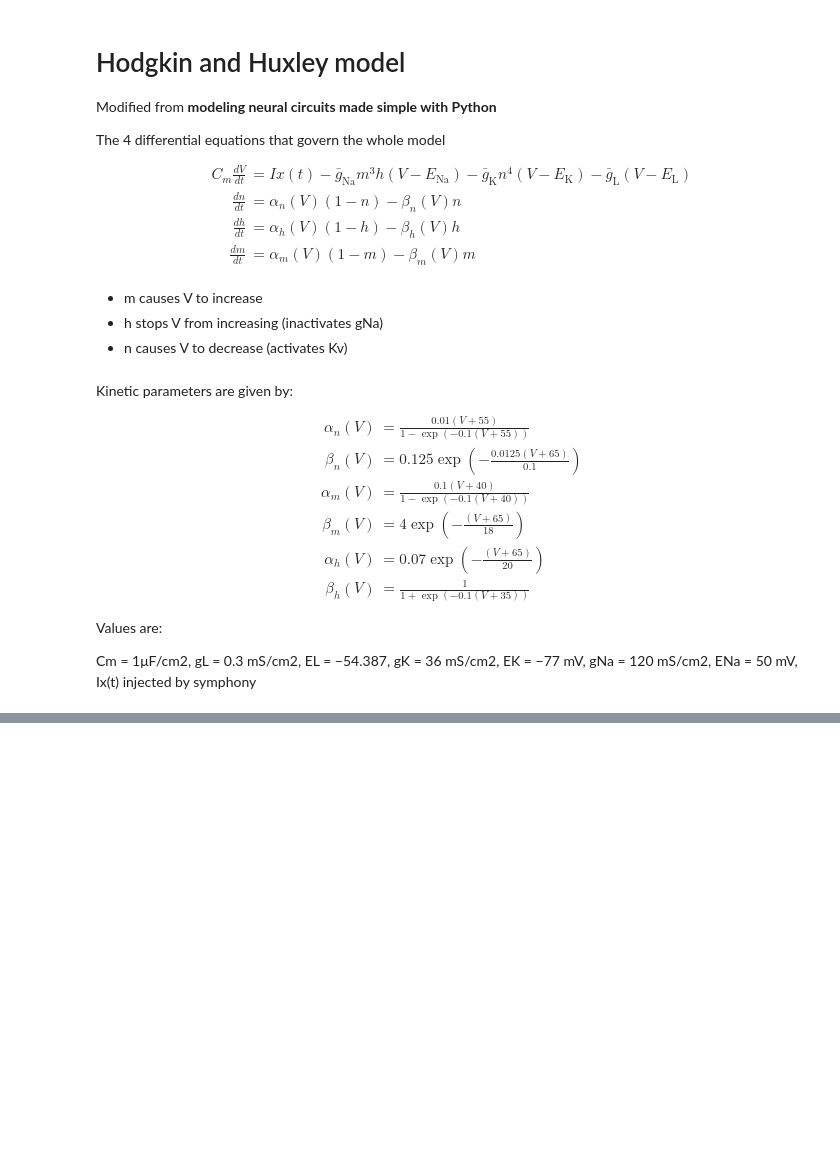
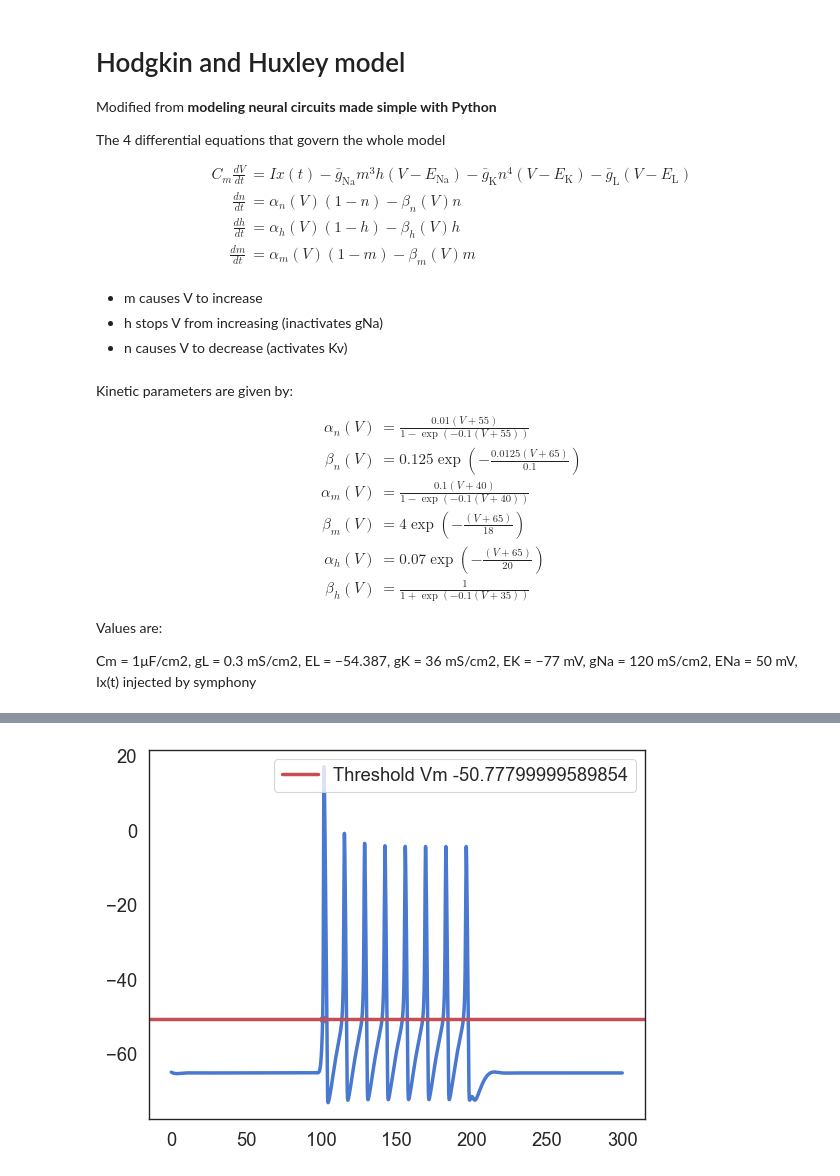
Before and after one commit to guardomayas/bSBC_model_SW, a Jupyter notebook: HH/HH_python.ipynb, the cells around one changed output, grey strips where cells are left out. Saved outputs shown, nothing was run; the diff lists cells and outputs as text; code cells hidden in the pictures; blank space fills up the shorter version.

Commit message:
Threshold and phase plane analysis

```diff
--- a/HH/HH_python.ipynb
+++ b/HH/HH_python.ipynb
@@ -25,7 +25,7 @@ C_m \frac{{dV}}{{dt}} &= Ix(t) - \bar{g}_{\text{Na}}m^3h(V - E_{\text{Na}}) - \b
 - n causes V to decrease (activates Kv)
 # %%
 # Discretized time
-T=30 #ms
+T=300 #ms
 dt=.001
 time=np.arange(0,T,dt)
 
@@ -38,10 +38,15 @@ Ix=np.zeros_like(time)
 # Add smooth step input
 from scipy.stats import norm
 StepStrength=20 #picoAmps
-StepTime=13
+StepTime=100
+#StepEnd = 35
 StepWidth=1
+StepDuration = 100
 
-Ix=Ix+StepStrength*norm.cdf(time,StepTime,StepWidth)
+start_cdf = norm.cdf(time,StepTime,StepWidth)
+end_cdf = norm.cdf(time,StepTime +StepDuration,StepWidth)
+
+Ix=Ix+StepStrength*(start_cdf- end_cdf)
 # %% [markdown]
 Kinetic parameters are given by:
 
@@ -119,3 +124,17 @@ for i in range(len(time)-1):
 
     # Update membrane potential
     V[i+1]=V[i]+dt*(Iion(n[i],m[i],h[i],V[i])+Ix[i])/Cm
+
+#dV/dt plots
+dV_dt = np.diff(V)/dt
+dV_dt = np.append(dV_dt,0)
+threshold_dV_dt = 20
+
+
+threshold_i = np.where(dV_dt>threshold_dV_dt)[0]
+if threshold_i.size >0:
+    threshold_t = time[threshold_i[0]]
+    threshold_v = V[threshold_i[0]]
+else:
+    threshold_t = None
+    threshold_v = None
@@ -193,0 +213,10 @@ plt.tight_layout()
+# %%
+plt.figure()
+plt.plot(time,V)
+if threshold_t is not None:
+    plt.scatter(threshold_t, threshold_v, color='r', label=None)
+    plt.axhline(y=threshold_v, color='r', label= f'Threshold Vm {threshold_v}')
+plt.legend()
+plt.show()
+# %% [output]
+[figure, added]
```
Also changed, not shown: parts of 4 cells of this notebook.
